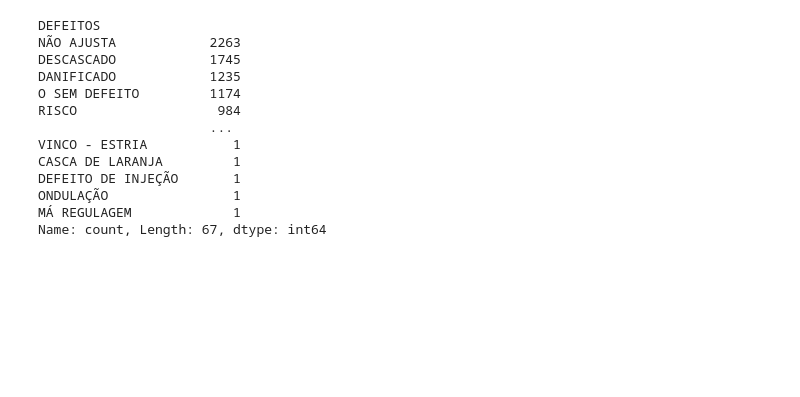
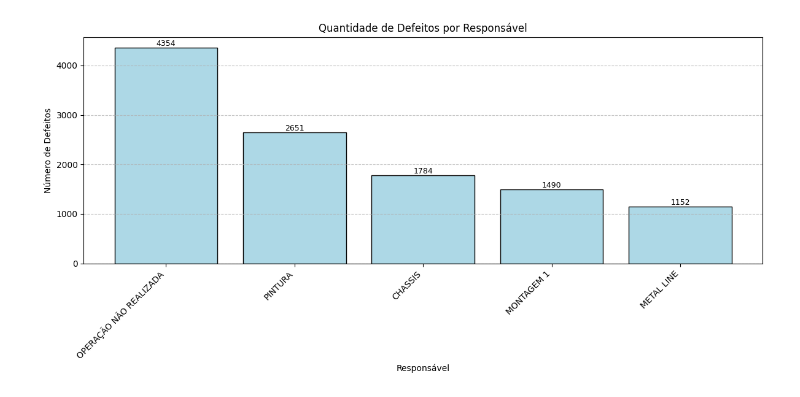
Before and after one commit to Luis-60/damage-controller, a Jupyter notebook: backend/testes.ipynb, the cells around one changed output. Drawn from its saved outputs; the diff is of its cells as text; code cells hidden in the pictures; blank space fills up the shorter version.

```diff
--- a/backend/testes.ipynb
+++ b/backend/testes.ipynb
@@ -4,20 +4,44 @@ import matplotlib.pyplot as mp
 # %%
 arquivo_csv = r'C:\Users\kalve\Documents\damage-controller\backend\Banco_de_Dados 2.CSV'
+
+
+
 df = pd.read_csv(arquivo_csv, encoding='latin1', sep=';', on_bad_lines='skip')
+mes_desejado = 4
+df['DATA'] = pd.to_datetime(df['DATA'], dayfirst=True, errors='coerce')
+df_filtrado = df[df['DATA'].notna()]
+df_filtrado = df_filtrado[df_filtrado['DATA'].dt.month == mes_desejado]
-# %%
-contador_def=df['DEFEITOS'].value_counts()
-print(contador_def)
-# %% [output]
-DEFEITOS
-NÃO AJUSTA            2263
-DESCASCADO            1745
-DANIFICADO            1235
-O SEM DEFEITO         1174
-RISCO                  984
-                      ...
-VINCO - ESTRIA           1
-CASCA DE LARANJA         1
-DEFEITO DE INJEÇÃO       1
-ONDULAÇÃO                1
-MÁ REGULAGEM             1
-Name: count, Length: 67, dtype: int64
+# %%
+#responsável por defeitos
+
+df['RESPONSÁVEL'] = df['RESPONSÁVEL'].fillna('')
+df['DEFEITOS'] = df['DEFEITOS'].fillna('')
+
+df_filtrado = df[
+    (df['DEFEITOS'].str.strip() != '') &
+    (df['DEFEITOS'].str.strip().str.upper() != 'O SEM DEFEITO')
+]
+
+
+contagem = df_filtrado['RESPONSÁVEL'].value_counts().head(5)
+
+
+plt.figure(figsize=(12, 6))
+bars = plt.bar(contagem.index, contagem.values, color='lightblue', edgecolor='black')
+
+
+for bar in bars:
+    height = bar.get_height()
+    plt.text(bar.get_x() + bar.get_width() / 2, height + 0.5, f'{int(height)}',
+             ha='center', va='bottom', fontsize=9)
+
+
+plt.title('Quantidade de Defeitos por Responsável')
+plt.xlabel('Responsável')
+plt.ylabel('Número de Defeitos')
+plt.xticks(rotation=45, ha='right')
+plt.grid(axis='y', linestyle='--', alpha=0.7)
+plt.tight_layout()
+plt.show()
+# %% [output]
+[figure, added]
```
Also changed, not shown: parts of 3 cells of this notebook, 1 other file.
